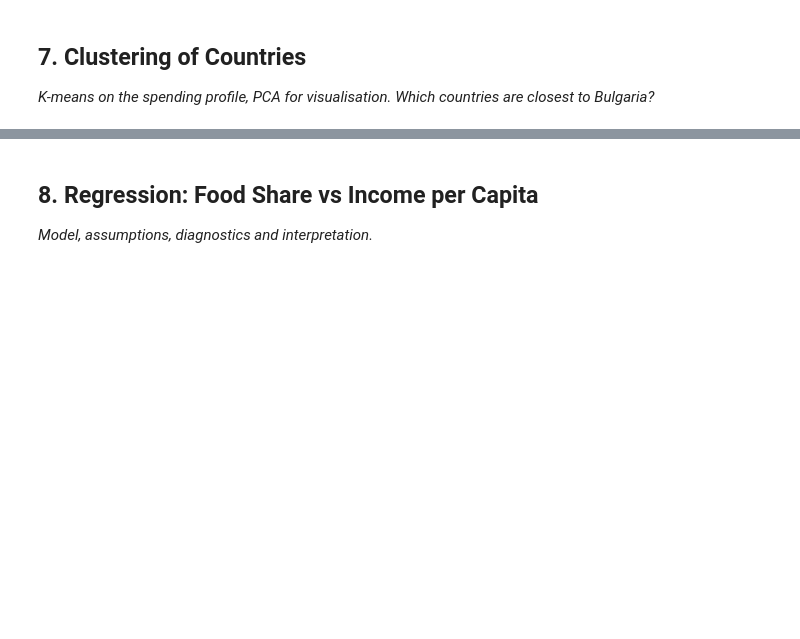
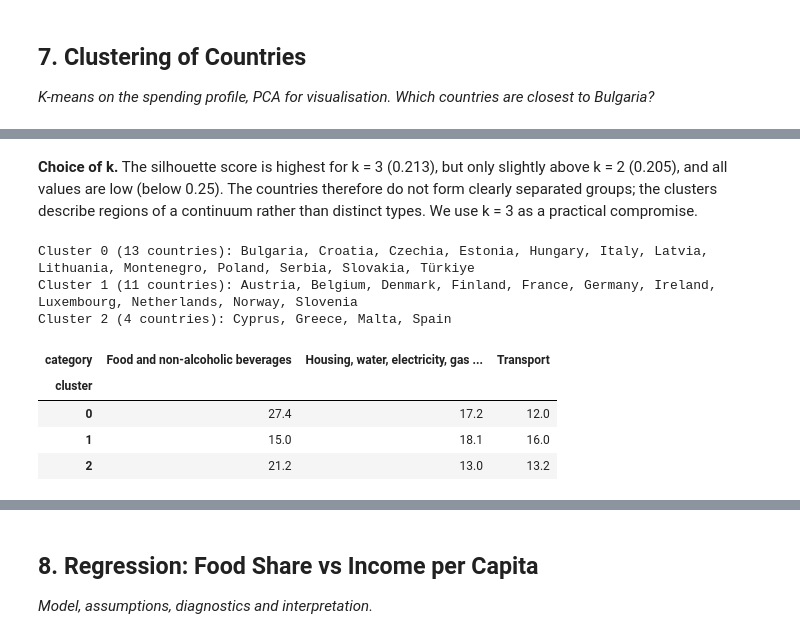
Before and after one commit to qnaatanasova86-tech/household-budgets-bg-vs-eu, a Jupyter notebook: household_budgets_analysis.ipynb, the cells around one changed output, grey strips where cells are left out. Saved outputs shown, nothing was run; the diff lists cells and outputs as text; code cells hidden in the pictures; blank space fills up the shorter version.

```diff
--- a/household_budgets_analysis.ipynb
+++ b/household_budgets_analysis.ipynb
@@ -640,0 +678,14 @@ _K-means on the spending profile, PCA for visualisation. Which countries are clo
+# %%
+from sklearn.preprocessing import StandardScaler
+from sklearn.cluster import KMeans
+from sklearn.metrics import silhouette_score
+
+X = StandardScaler().fit_transform(features)
+
+# Silhouette score for k = 2..8 (fixed random_state for reproducibility)
+scores = {}
+for k in range(2, 9):
+    labels = KMeans(n_clusters=k, n_init=10, random_state=42).fit_predict(X)
+    scores[k] = silhouette_score(X, labels)
+
+pd.Series(scores, name="silhouette").round(3)
@@ -640,0 +701,27 @@ _K-means on the spending profile, PCA for visualisation. Which countries are clo
+# %% [markdown]
+**Choice of k.** The silhouette score is highest for k = 3 (0.213), but only slightly above
+k = 2 (0.205), and all values are low (below 0.25). The countries therefore do not form clearly
+separated groups; the clusters describe regions of a continuum rather than distinct types.
+We use k = 3 as a practical compromise.
+# %%
+km = KMeans(n_clusters=3, n_init=10, random_state=42).fit(X)
+
+clusters = features.copy()
+clusters["cluster"] = km.labels_
+
+# Members of each cluster
+for c, members in clusters.groupby("cluster"):
+    print(f"Cluster {c} ({len(members)} countries):", ", ".join(sorted(members.index)))
+
+# Average share of the main categories per cluster
+main_cols = [food, "Housing, water, electricity, gas and other fuels", "Transport"]
+clusters.groupby("cluster")[main_cols].mean().round(1)
+# %% [output]
+Cluster 0 (13 countries): Bulgaria, Croatia, Czechia, Estonia, Hungary, Italy, Latvia, Lithuania, Montenegro, Poland, Serbia, Slovakia, Türkiye
+Cluster 1 (11 countries): Austria, Belgium, Denmark, Finland, France, Germany, Ireland, Luxembourg, Netherlands, Norway, Slovenia
+Cluster 2 (4 countries): Cyprus, Greece, Malta, Spain
+| category | Food and non-alcoholic beverages | Housing, water, electricity, gas ... | Transport |
+| cluster |  |  |  |
+| 0 | 27.4 | 17.2 | 12.0 |
+| 1 | 15.0 | 18.1 | 16.0 |
+| 2 | 21.2 | 13.0 | 13.2 |
```
Also changed, not shown: parts of 10 cells of this notebook.
